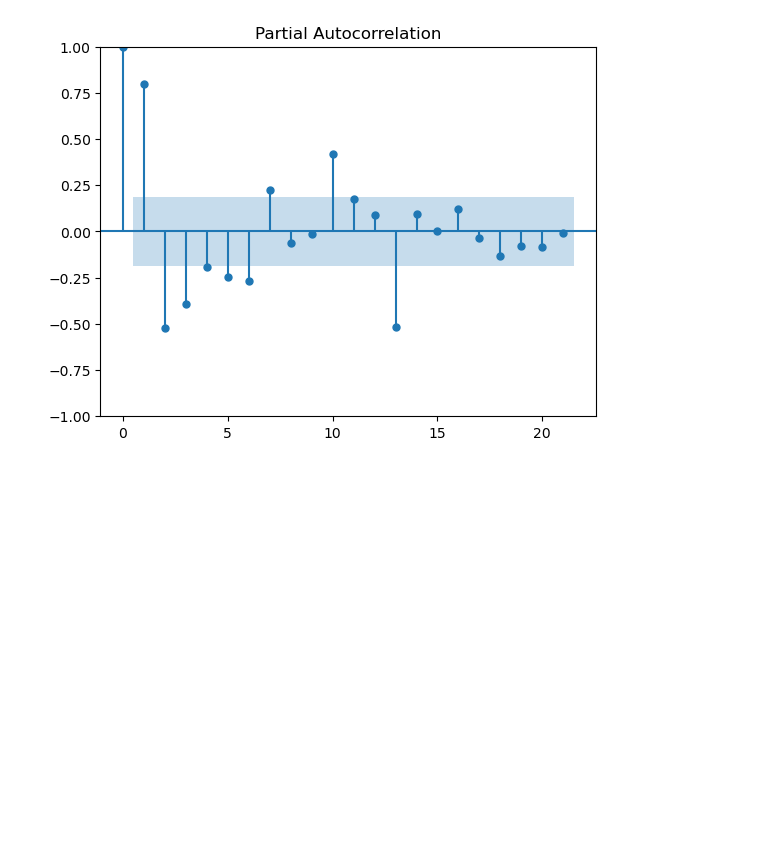
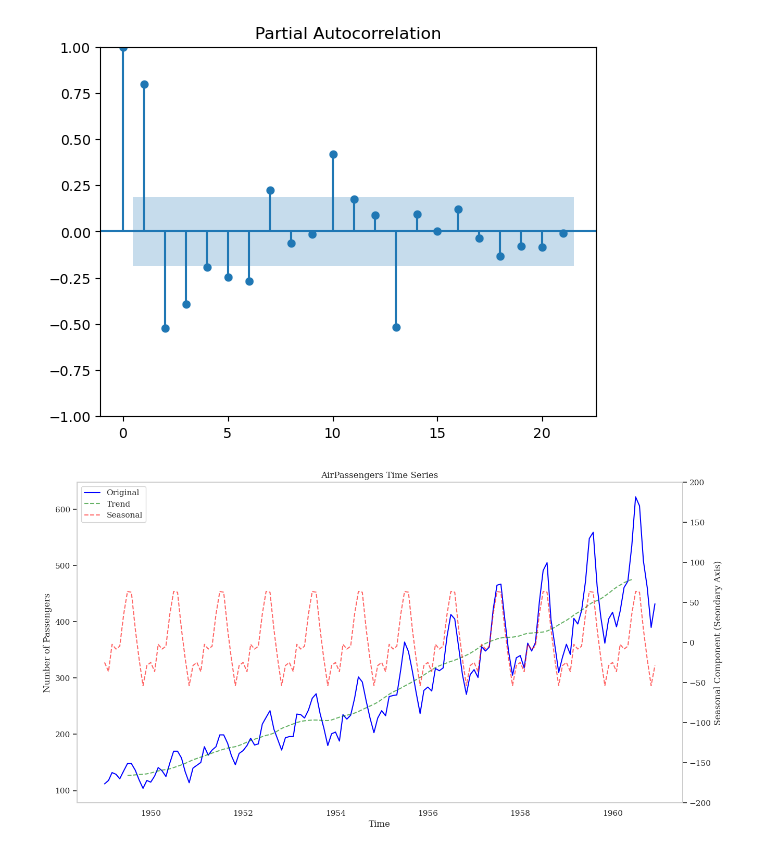
Before and after one commit to SalK91/time_series_101, a Jupyter notebook: 1_acf_pacf.ipynb, the cells around one changed output. Drawn from its saved outputs; the diff is of its cells as text; code cells hidden in the pictures; blank space fills up the shorter version.

```diff
--- a/1_acf_pacf.ipynb
+++ b/1_acf_pacf.ipynb
@@ -39,0 +19,42 @@ pacf_plot = plot_pacf(df['sale'])
+# %%
+# Set plot style for publication quality
+sns.set(style="whitegrid")
+plt.rcParams.update({'figure.figsize': (14, 10), 'font.size': 16})
+
+plt.rc('font', family='serif')
+#plt.rc('xtick', labelsize='large')
+#plt.rc('ytick', labelsize='large')
+
+# Load the AirPassengers dataset
+data = pd.read_csv('https://raw.githubusercontent.com/jbrownlee/Datasets/master/airline-passengers.csv', parse_dates=['Month'], index_col='Month')
+# Decompose the time series to identify trend and seasonal components
+result = seasonal_decompose(data['Passengers'], model='additive')
+# %%
+# Plot the original time series with annotations
+fig, ax = plt.subplots(figsize=(15, 8))
+
+ax.plot(data['Passengers'], label='Original', color='blue')
+ax.set_title('AirPassengers Time Series')
+ax.set_xlabel('Time')
+ax.set_ylabel('Number of Passengers')
+
+# beautify plot with font type
+ax.plot(result.trend, label='Trend', color='green', alpha=0.6, linestyle='--')
+
+# add seasonal trend on secondary y-axis
+ax2 = ax.twinx()
+ax2.plot(result.seasonal, label='Seasonal', color='red', alpha=0.6, linestyle='--')
+ax2.set_ylabel('Seasonal Component (Seondary Axis)')
+
+# change seoconday axis range from -100 to 100
+ax2.set_ylim(-200, 200)
+
+# add legend for both primary and seconday y-axis together
+lines, labels = ax.get_legend_handles_labels()
+lines2, labels2 = ax2.get_legend_handles_labels()
+ax2.legend(lines + lines2, labels + labels2, loc='upper left')
+
+ax2.grid(False)
+ax.grid(False)
+# %% [output]
+[figure, added]
```
Also changed, not shown: parts of 5 cells of this notebook, 3 other files.
